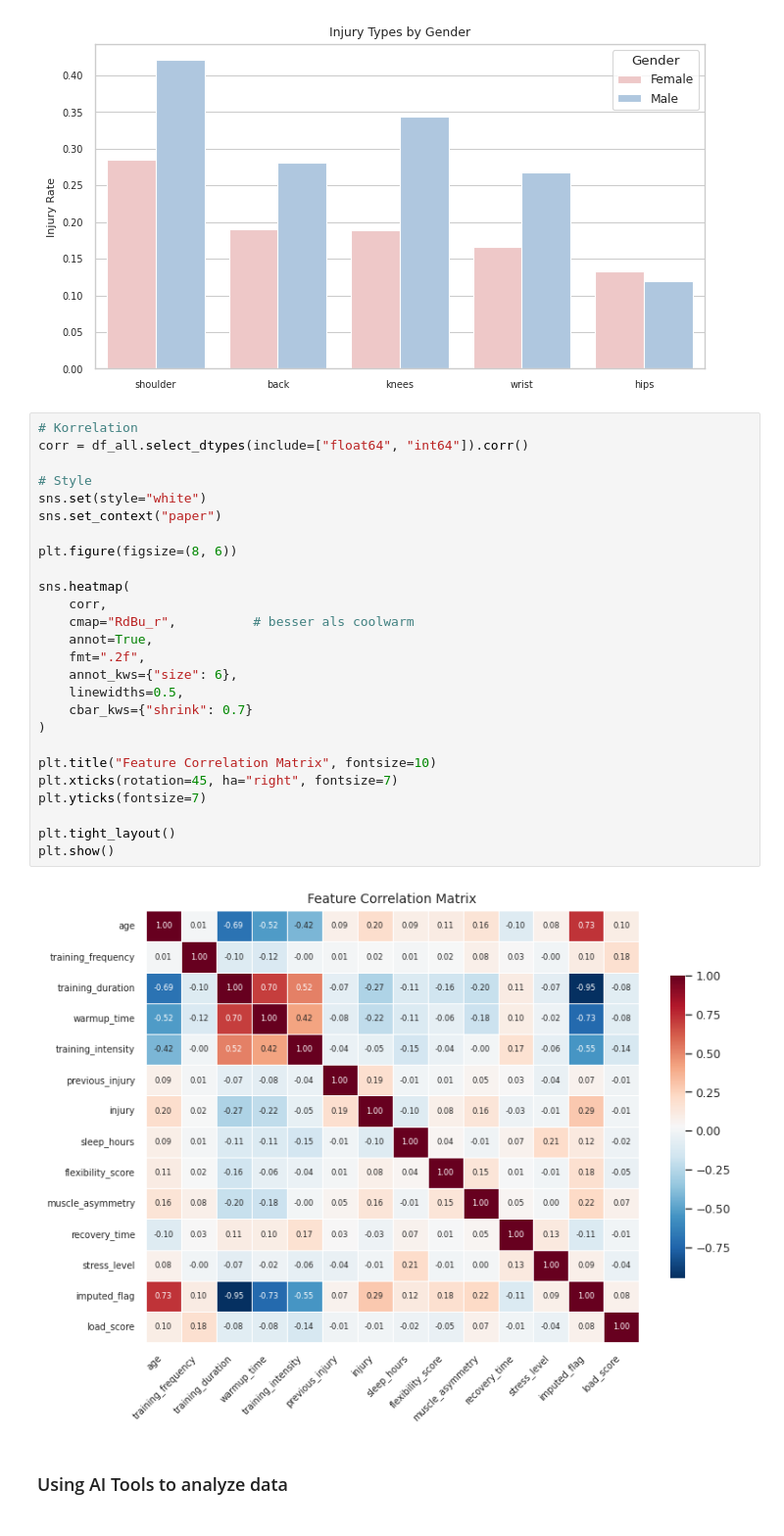
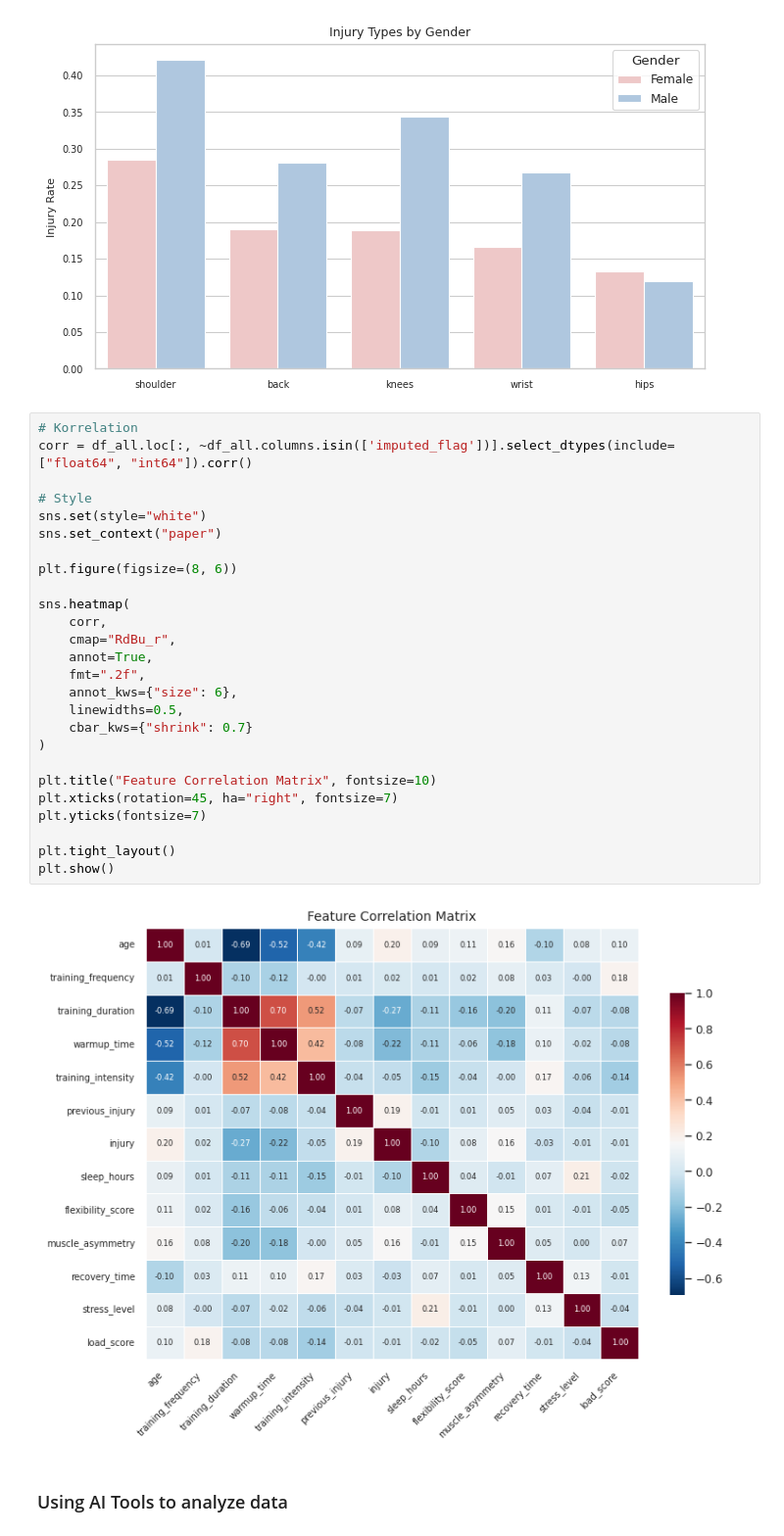
Before and after one commit to ramonator00/bina, a Jupyter notebook: BINA_Semesterarbeit.ipynb, the cells around one changed output. Shown at 98% size. Drawn from its saved outputs; the diff is of its cells as text.

```diff
--- a/BINA_Semesterarbeit.ipynb
+++ b/BINA_Semesterarbeit.ipynb
@@ -495,32 +495,32 @@ plt.show()
 [figure]
 # %%
 # Korrelation
-corr = df_all.select_dtypes(include=["float64", "int64"]).corr()
+corr = df_all.loc[:, ~df_all.columns.isin(['imputed_flag'])].select_dtypes(include=["float64", "int64"]).corr()
 
 # Style
 sns.set(style="white")
 sns.set_context("paper")
 
 plt.figure(figsize=(8, 6))
 
 sns.heatmap(
     corr,
-    cmap="RdBu_r",          # besser als coolwarm
+    cmap="RdBu_r",
     annot=True,
     fmt=".2f",
     annot_kws={"size": 6},
     linewidths=0.5,
     cbar_kws={"shrink": 0.7}
 )
 
 plt.title("Feature Correlation Matrix", fontsize=10)
 plt.xticks(rotation=45, ha="right", fontsize=7)
 plt.yticks(fontsize=7)
 
 plt.tight_layout()
 plt.show()
 # %% [output]
-[figure, old version]
+[figure, new version]
 # %% [markdown]
 ### Using AI Tools to analyze data
 # %%
```
Also changed, not shown: parts of 3 cells of this notebook.
